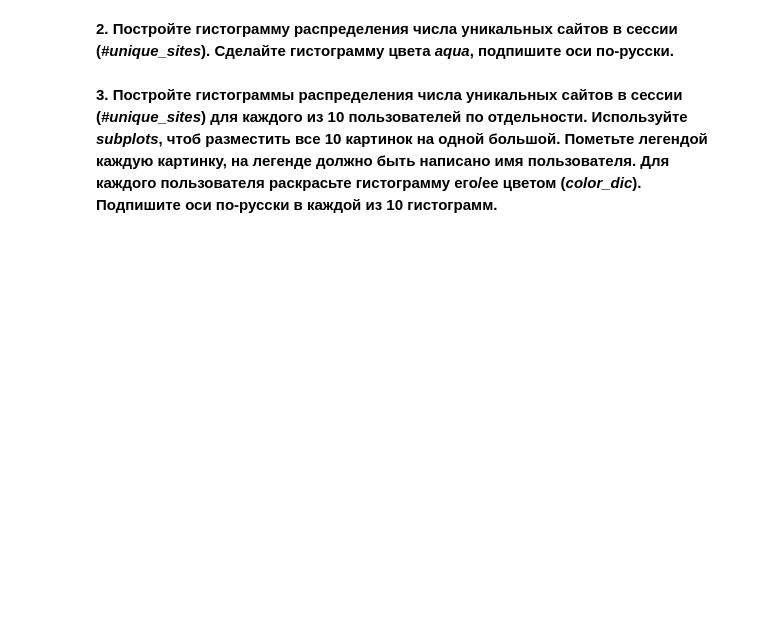
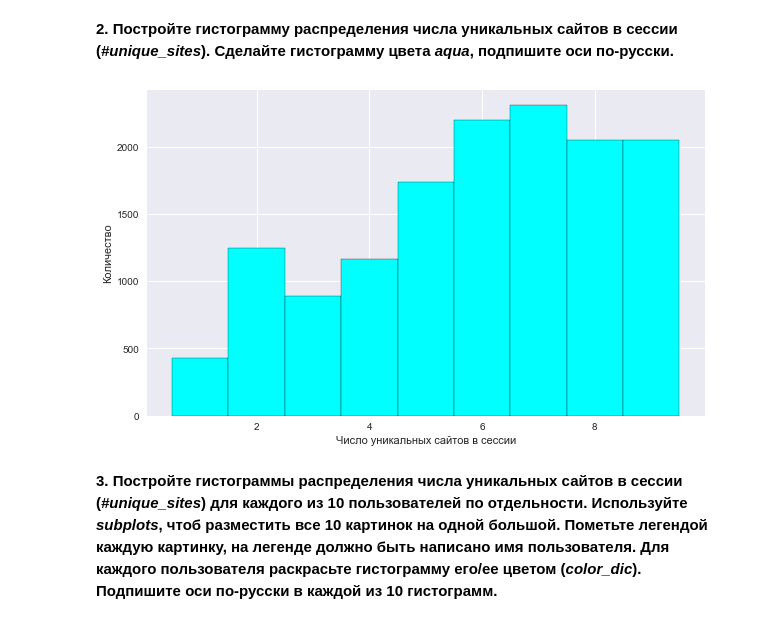
Before and after one commit to maxis42/Machine-Learning-and-Data-Analysis-Coursera-Yandex-MIPT, a Jupyter notebook: 6 Data analysis project/1 Internet users pattern mining/Week 3 Visual analysis and fe/week3_visual_analysis_and_fe_PR.ipynb, the cells around one changed output. Cells and saved outputs as stored; diff of their text form; code cells hidden in the pictures; blank space fills up the shorter version.

```diff
--- a/6 Data analysis project/1 Internet users pattern mining/Week 3 Visual analysis and fe/week3_visual_analysis_and_fe_PR.ipynb
+++ b/6 Data analysis project/1 Internet users pattern mining/Week 3 Visual analysis and fe/week3_visual_analysis_and_fe_PR.ipynb
@@ -210,2 +216,12 @@ train_data_10users['#unique_sites']  ''' ВАШ КОД ЗДЕСЬ '''
+# %%
+num_unique_sites_hist = train_data_10users['#unique_sites']
+
+plt.figure(figsize=(10, 6))
+bins = range(num_unique_sites_hist.min(), int(np.ceil(num_unique_sites_hist.max())) + 1)
+plt.hist(num_unique_sites_hist, color='aqua', edgecolor='black', bins=bins, align='left')
+plt.xlabel(u'Число уникальных сайтов в сессии')
+plt.ylabel(u'Количество');
+# %% [output]
+[figure, added]
 # %% [markdown]
 **3. Постройте гистограммы распределения числа уникальных сайтов в сессии (*#unique_sites*) для каждого из 10 пользователей по отдельности. Используйте *subplots*, чтоб разместить все 10 картинок на одной большой. Пометьте легендой каждую картинку, на легенде должно быть написано имя пользователя. Для каждого пользователя раскрасьте гистограмму его/ее цветом (*color_dic*). Подпишите оси по-русски в каждой из 10 гистограмм.**
```
Also changed, not shown: parts of 33 cells of this notebook, 1 other file.
